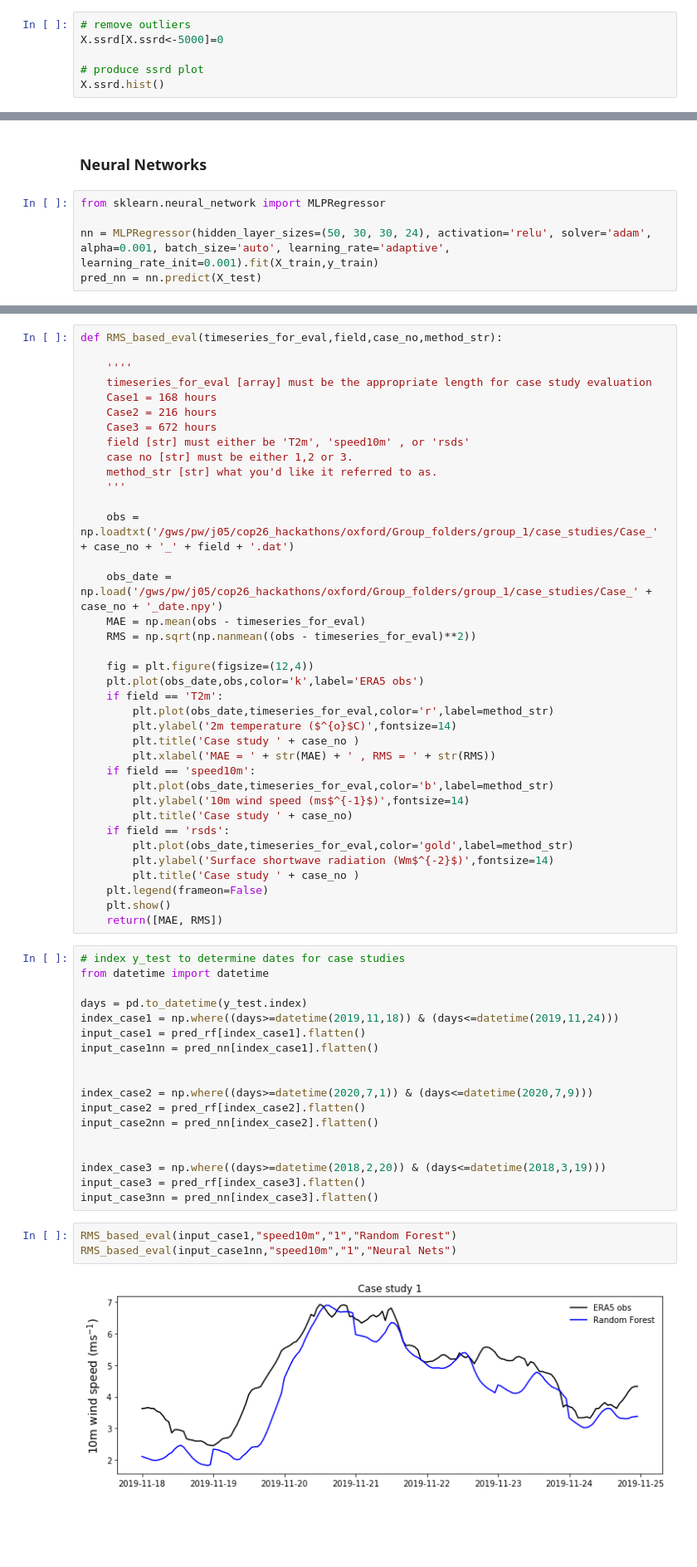
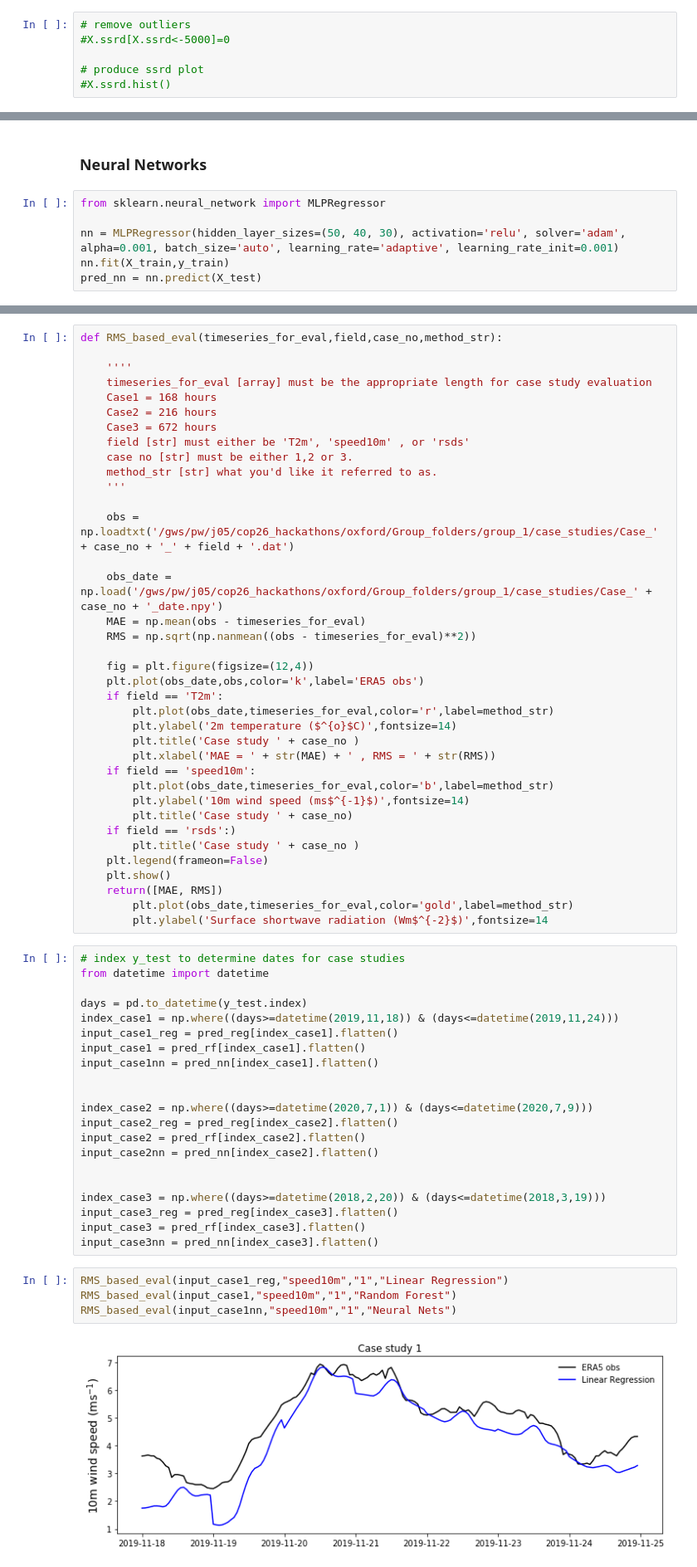
Before and after one commit to 2021-Energy-Climate-Hackathon/group_1, a Jupyter notebook: wind10_modeling_w_lag.ipynb, the cells around one changed output, grey strips where cells are left out. Shown at 83% size. Cells and saved outputs as stored; diff of their text form; blank space fills up the shorter version.

```diff
--- a/wind10_modeling_w_lag.ipynb
+++ b/wind10_modeling_w_lag.ipynb
@@ -68,7 +78,7 @@ df.ssrd.plot(figsize=(10,5))
 Remove outlier from ssrd.
 # %%
 # remove outliers
-X.ssrd[X.ssrd<-5000]=0
+#X.ssrd[X.ssrd<-5000]=0
 
 # produce ssrd plot
-X.ssrd.hist()
+#X.ssrd.hist()
@@ -245,7 +246,8 @@ plt.legend(["Actual","Predicted"])
 # %%
 from sklearn.neural_network import MLPRegressor
 
-nn = MLPRegressor(hidden_layer_sizes=(50, 30, 30, 24), activation='relu', solver='adam', alpha=0.001, batch_size='auto', learning_rate='adaptive', learning_rate_init=0.001).fit(X_train,y_train)
+nn = MLPRegressor(hidden_layer_sizes=(50, 40, 30), activation='relu', solver='adam', alpha=0.001, batch_size='auto', learning_rate='adaptive', learning_rate_init=0.001)
+nn.fit(X_train,y_train)
 pred_nn = nn.predict(X_test)
 # %%
 # metrics
@@ -303,33 +303,37 @@ def RMS_based_eval(timeseries_for_eval,field,case_no,method_str):
         plt.plot(obs_date,timeseries_for_eval,color='b',label=method_str)
         plt.ylabel('10m wind speed (ms$^{-1}$)',fontsize=14)
         plt.title('Case study ' + case_no)
-    if field == 'rsds':
-        plt.plot(obs_date,timeseries_for_eval,color='gold',label=method_str)
-        plt.ylabel('Surface shortwave radiation (Wm$^{-2}$)',fontsize=14)
+    if field == 'rsds':)
         plt.title('Case study ' + case_no )
     plt.legend(frameon=False)
     plt.show()
     return([MAE, RMS])
+        plt.plot(obs_date,timeseries_for_eval,color='gold',label=method_str)
+        plt.ylabel('Surface shortwave radiation (Wm$^{-2}$)',fontsize=14
 # %%
 # index y_test to determine dates for case studies
 from datetime import datetime
 
 days = pd.to_datetime(y_test.index)
 index_case1 = np.where((days>=datetime(2019,11,18)) & (days<=datetime(2019,11,24)))
+input_case1_reg = pred_reg[index_case1].flatten()
 input_case1 = pred_rf[index_case1].flatten()
 input_case1nn = pred_nn[index_case1].flatten()
 
 
 index_case2 = np.where((days>=datetime(2020,7,1)) & (days<=datetime(2020,7,9)))
+input_case2_reg = pred_reg[index_case2].flatten()
 input_case2 = pred_rf[index_case2].flatten()
 input_case2nn = pred_nn[index_case2].flatten()
 
 
 index_case3 = np.where((days>=datetime(2018,2,20)) & (days<=datetime(2018,3,19)))
+input_case3_reg = pred_reg[index_case3].flatten()
 input_case3 = pred_rf[index_case3].flatten()
 input_case3nn = pred_nn[index_case3].flatten()
 # %%
+RMS_based_eval(input_case1_reg,"speed10m","1","Linear Regression")
 RMS_based_eval(input_case1,"speed10m","1","Random Forest")
 RMS_based_eval(input_case1nn,"speed10m","1","Neural Nets")
 # %% [output]
-[figure, old version]
+[figure, new version]
```
Also changed, not shown: parts of 22 cells of this notebook.
